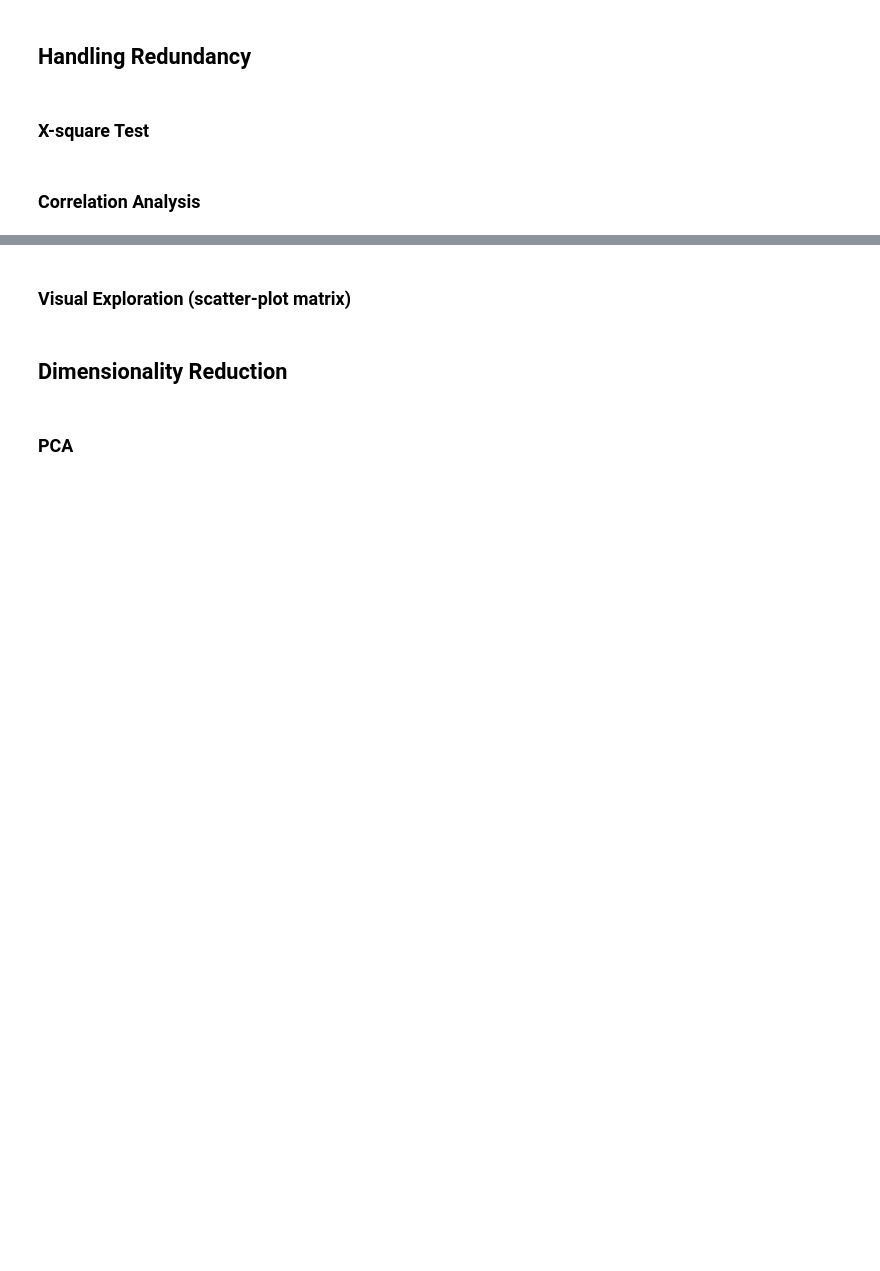
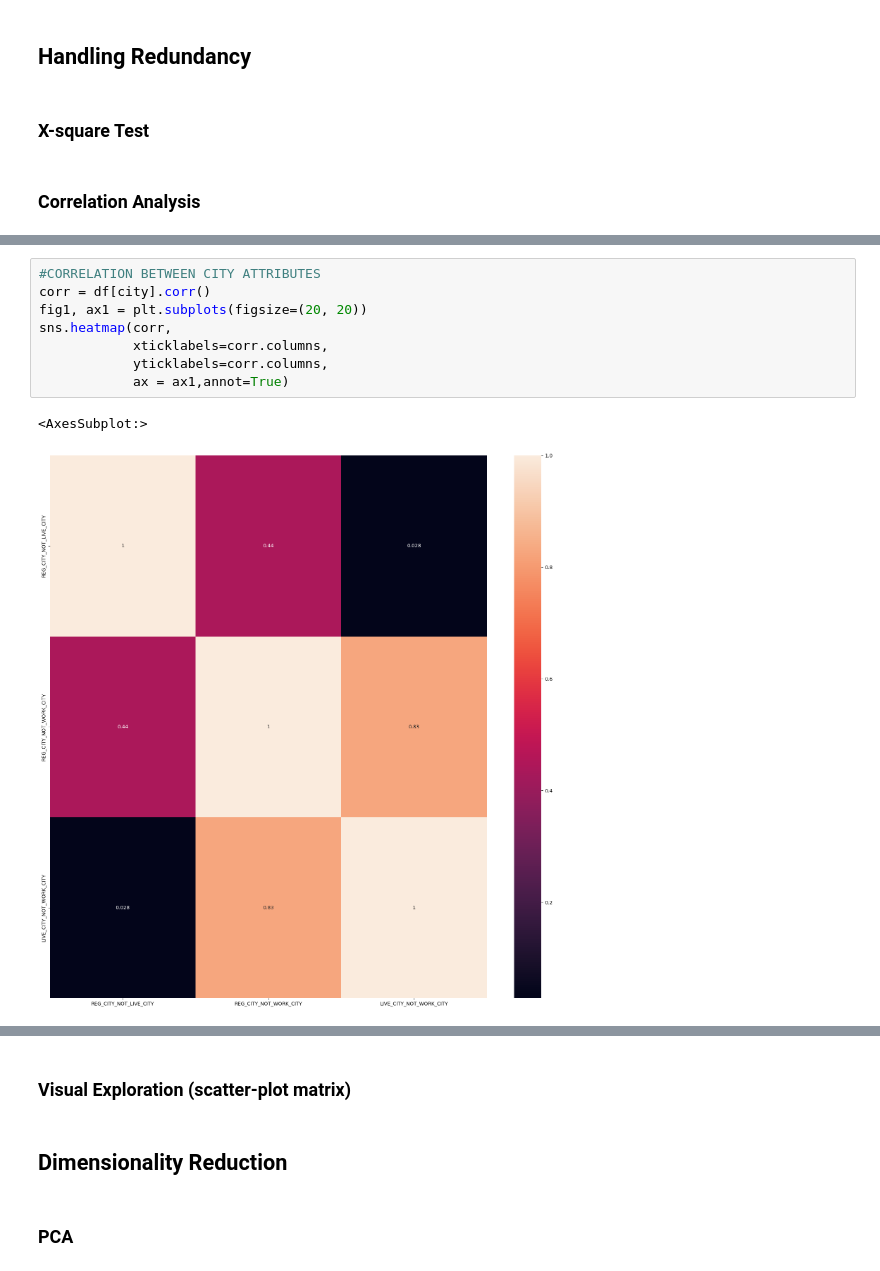
Before and after one commit to Marquinoli/Credit-Card-Fraud-Detection, a Jupyter notebook: project_cluster.ipynb, the cells around one changed output, grey strips where cells are left out. Saved outputs shown, nothing was run; the diff lists cells and outputs as text; blank space fills up the shorter version.

```diff
--- a/project_cluster.ipynb
+++ b/project_cluster.ipynb
@@ -208,0 +236,11 @@ Instruction: Add a comment for each method
+# %%
+#CORRELATION BETWEEN CITY ATTRIBUTES
+corr = df[city].corr()
+fig1, ax1 = plt.subplots(figsize=(20, 20))
+sns.heatmap(corr,
+            xticklabels=corr.columns,
+            yticklabels=corr.columns,
+            ax = ax1,annot=True)
+# %% [output]
+<AxesSubplot:>
+[figure, added]
```
Also changed, not shown: parts of 6 cells of this notebook.
